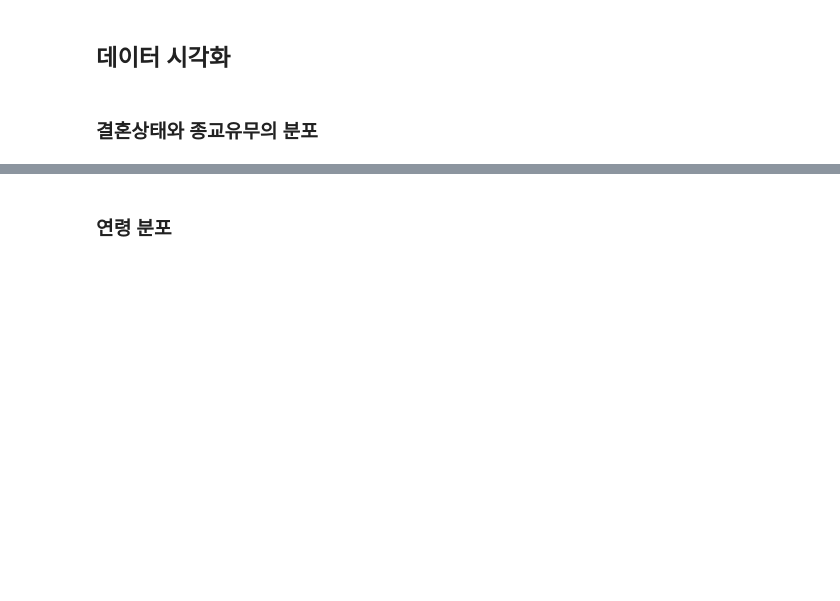
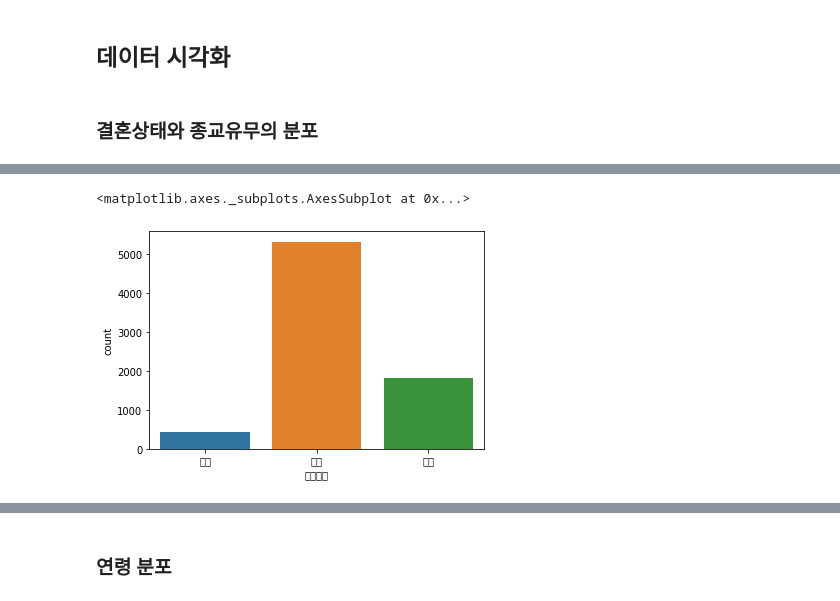
Before and after one commit to HssngH/project, a Jupyter notebook: Basic_analysis_with_Python_ipynb의_사본.ipynb, the cells around one changed output, grey strips where cells are left out. Drawn from its saved outputs; the diff is of its cells as text; code cells hidden in the pictures; blank space fills up the shorter version.

```diff
--- a/Basic_analysis_with_Python_ipynb의_사본.ipynb
+++ b/Basic_analysis_with_Python_ipynb의_사본.ipynb
@@ -264,5 +401,9 @@ df.head()
 # %%
 # countplot()의 order 옵션 사용해서 이혼, 결혼, 그외 순으로 그림 그려보기
+sns.countplot(x="결혼상태",data=df,order=["이혼","결혼","그외"])
+# %% [output]
+<matplotlib.axes._subplots.AxesSubplot at 0x...>
+[figure, added]
 # %%
 # 결혼상태에 따라 종교유무를 나누어 표기
 # 막대 색상을 팔레트 "Set2" 이용
```
Also changed, not shown: parts of 47 cells of this notebook.
